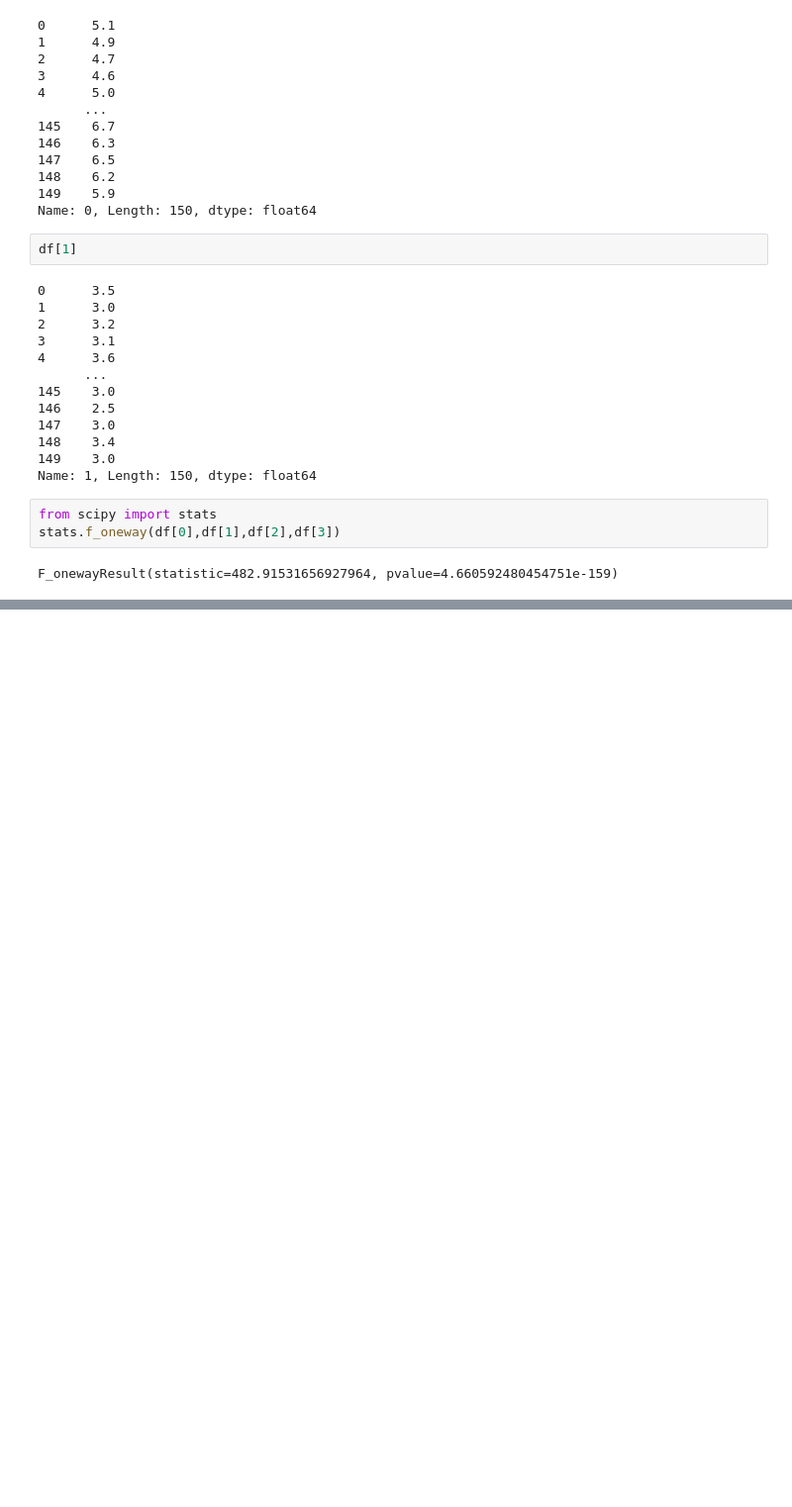
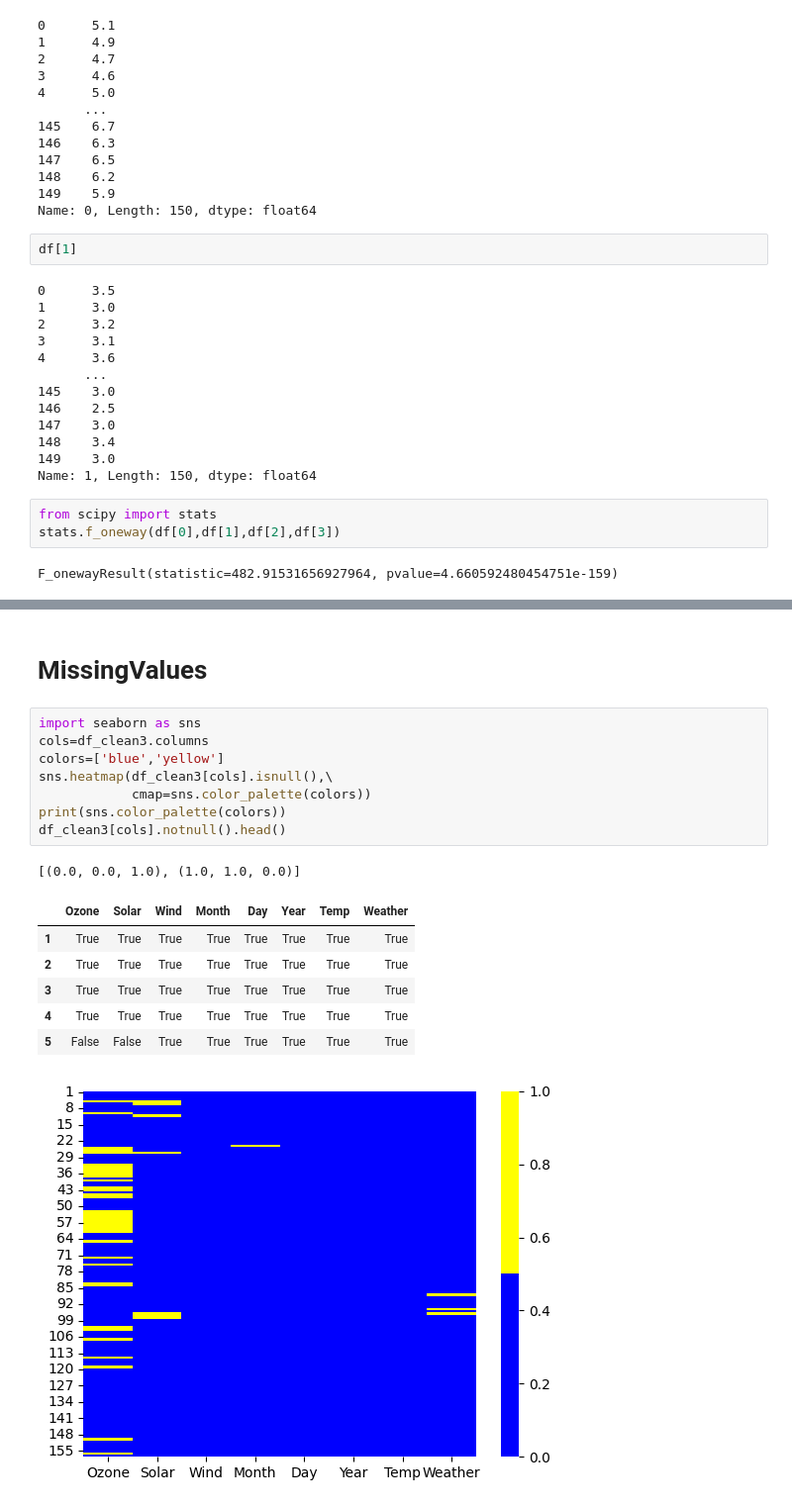
Before and after one commit to venkateshblks/DataScience-practice, a Jupyter notebook: annova_chi.ipynb, the cells around one changed output, grey strips where cells are left out. Shown at 99% size. Cells and saved outputs as stored; diff of their text form; blank space fills up the shorter version.

```diff
--- a/annova_chi.ipynb
+++ b/annova_chi.ipynb
@@ -59,0 +236,19 @@ F_onewayResult(statistic=482.91531656927964, pvalue=4.660592480454751e-159)
+# %% [markdown]
+# MissingValues
+# %%
+import seaborn as sns
+cols=df_clean3.columns
+colors=['blue','yellow']
+sns.heatmap(df_clean3[cols].isnull(),\
+            cmap=sns.color_palette(colors))
+print(sns.color_palette(colors))
+df_clean3[cols].notnull().head()
+# %% [output]
+[(0.0, 0.0, 1.0), (1.0, 1.0, 0.0)]
+|  | Ozone | Solar | Wind | Month | Day | Year | Temp | Weather |
+| 1 | True | True | True | True | True | True | True | True |
+| 2 | True | True | True | True | True | True | True | True |
+| 3 | True | True | True | True | True | True | True | True |
+| 4 | True | True | True | True | True | True | True | True |
+| 5 | False | False | True | True | True | True | True | True |
+[figure, added]
```
Also changed, not shown: parts of 53 cells of this notebook.
